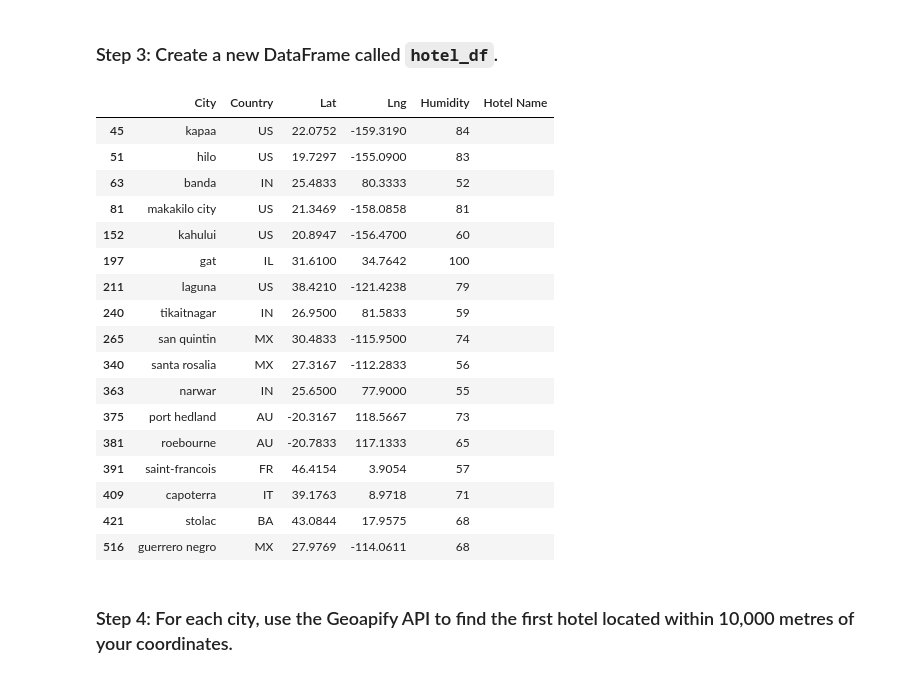
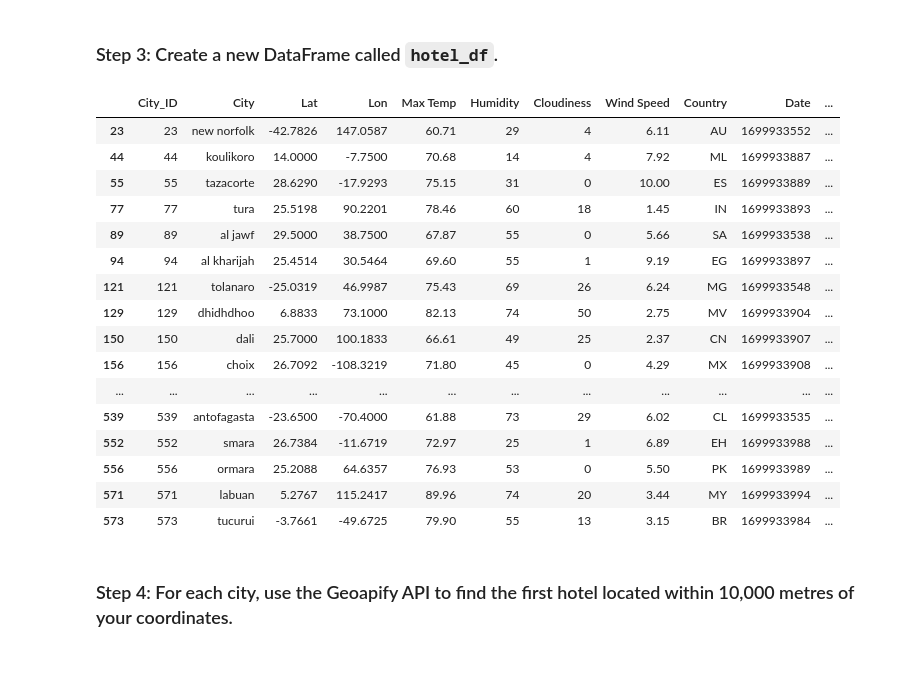
Before and after one commit to AntonLeB04/python-api-challenge, a Jupyter notebook: WeatherPy/VacationPy.ipynb, the cells around one changed output. Cells and saved outputs as stored; diff of their text form; code cells hidden in the pictures.

```diff
--- a/WeatherPy/VacationPy.ipynb
+++ b/WeatherPy/VacationPy.ipynb
@@ -55,11 +55,16 @@ map_plot_1
 ### Step 2: Narrow down the `city_data_df` DataFrame to find your ideal weather condition
 # %%
 # Narrow down cities that fit criteria and drop any results with null values
-# YOUR CODE HERE
+ideal_weather = city_data_df[city_data_df['Humidity'] <= 75]
+ideal_weather = ideal_weather[ideal_weather['Max Temp'] <= 90]
+ideal_weather = ideal_weather[ideal_weather['Max Temp'] >= 60]
+ideal_weather = ideal_weather[ideal_weather['Cloudiness'] <= 50]
+ideal_weather = ideal_weather[ideal_weather['Wind Speed'] <= 10]
 
 # Drop any rows with null values
-# YOUR CODE HERE
+new_city_data_df = ideal_weather.dropna()
+
 
 # Display sample data
-# YOUR CODE HERE
+new_city_data_df
 # %% [output]
@@ -85,32 +89,31 @@ map_plot_1
 ### Step 3: Create a new DataFrame called `hotel_df`.
 # %%
 # Use the Pandas copy function to create DataFrame called hotel_df to store the city, country, coordinates, and humidity
-# YOUR CODE HERE
+hotel_copy = new_city_data_df.copy()
 
 # Add an empty column, "Hotel Name," to the DataFrame so you can store the hotel found using the Geoapify API
-# YOUR CODE HERE
+hotel_copy.insert(10, 'Hotel Name', '')
 
 # Display sample data
-# YOUR CODE HERE
+hotel_copy
 # %% [output]
-|  | City | Country | Lat | Lng | Humidity | Hotel Name |
-| 45 | kapaa | US | 22.0752 | -159.3190 | 84 |  |
-| 51 | hilo | US | 19.7297 | -155.0900 | 83 |  |
-| 63 | banda | IN | 25.4833 | 80.3333 | 52 |  |
-| 81 | makakilo city | US | 21.3469 | -158.0858 | 81 |  |
-| 152 | kahului | US | 20.8947 | -156.4700 | 60 |  |
-| 197 | gat | IL | 31.6100 | 34.7642 | 100 |  |
-| 211 | laguna | US | 38.4210 | -121.4238 | 79 |  |
-| 240 | tikaitnagar | IN | 26.9500 | 81.5833 | 59 |  |
-| 265 | san quintin | MX | 30.4833 | -115.9500 | 74 |  |
-| 340 | santa rosalia | MX | 27.3167 | -112.2833 | 56 |  |
-| 363 | narwar | IN | 25.6500 | 77.9000 | 55 |  |
-| 375 | port hedland | AU | -20.3167 | 118.5667 | 73 |  |
-| 381 | roebourne | AU | -20.7833 | 117.1333 | 65 |  |
-| 391 | saint-francois | FR | 46.4154 | 3.9054 | 57 |  |
-| 409 | capoterra | IT | 39.1763 | 8.9718 | 71 |  |
-| 421 | stolac | BA | 43.0844 | 17.9575 | 68 |  |
-| 516 | guerrero negro | MX | 27.9769 | -114.0611 | 68 |  |
+|  | City_ID | City | Lat | Lon | Max Temp | Humidity | Cloudiness | Wind Speed | Country | Date | ... |
+| 23 | 23 | new norfolk | -42.7826 | 147.0587 | 60.71 | 29 | 4 | 6.11 | AU | 1699933552 | ... |
+| 44 | 44 | koulikoro | 14.0000 | -7.7500 | 70.68 | 14 | 4 | 7.92 | ML | 1699933887 | ... |
+| 55 | 55 | tazacorte | 28.6290 | -17.9293 | 75.15 | 31 | 0 | 10.00 | ES | 1699933889 | ... |
+| 77 | 77 | tura | 25.5198 | 90.2201 | 78.46 | 60 | 18 | 1.45 | IN | 1699933893 | ... |
+| 89 | 89 | al jawf | 29.5000 | 38.7500 | 67.87 | 55 | 0 | 5.66 | SA | 1699933538 | ... |
+| 94 | 94 | al kharijah | 25.4514 | 30.5464 | 69.60 | 55 | 1 | 9.19 | EG | 1699933897 | ... |
+| 121 | 121 | tolanaro | -25.0319 | 46.9987 | 75.43 | 69 | 26 | 6.24 | MG | 1699933548 | ... |
+| 129 | 129 | dhidhdhoo | 6.8833 | 73.1000 | 82.13 | 74 | 50 | 2.75 | MV | 1699933904 | ... |
+| 150 | 150 | dali | 25.7000 | 100.1833 | 66.61 | 49 | 25 | 2.37 | CN | 1699933907 | ... |
+| 156 | 156 | choix | 26.7092 | -108.3219 | 71.80 | 45 | 0 | 4.29 | MX | 1699933908 | ... |
+| ... | ... | ... | ... | ... | ... | ... | ... | ... | ... | ... | ... |
+| 539 | 539 | antofagasta | -23.6500 | -70.4000 | 61.88 | 73 | 29 | 6.02 | CL | 1699933535 | ... |
+| 552 | 552 | smara | 26.7384 | -11.6719 | 72.97 | 25 | 1 | 6.89 | EH | 1699933988 | ... |
+| 556 | 556 | ormara | 25.2088 | 64.6357 | 76.93 | 53 | 0 | 5.50 | PK | 1699933989 | ... |
+| 571 | 571 | labuan | 5.2767 | 115.2417 | 89.96 | 74 | 20 | 3.44 | MY | 1699933994 | ... |
+| 573 | 573 | tucurui | -3.7661 | -49.6725 | 79.90 | 55 | 13 | 3.15 | BR | 1699933984 | ... |
 # %% [markdown]
 ### Step 4: For each city, use the Geoapify API to find the first hotel located within 10,000 metres of your coordinates.
 # %%
```
Also changed, not shown: parts of 1 cell of this notebook.
